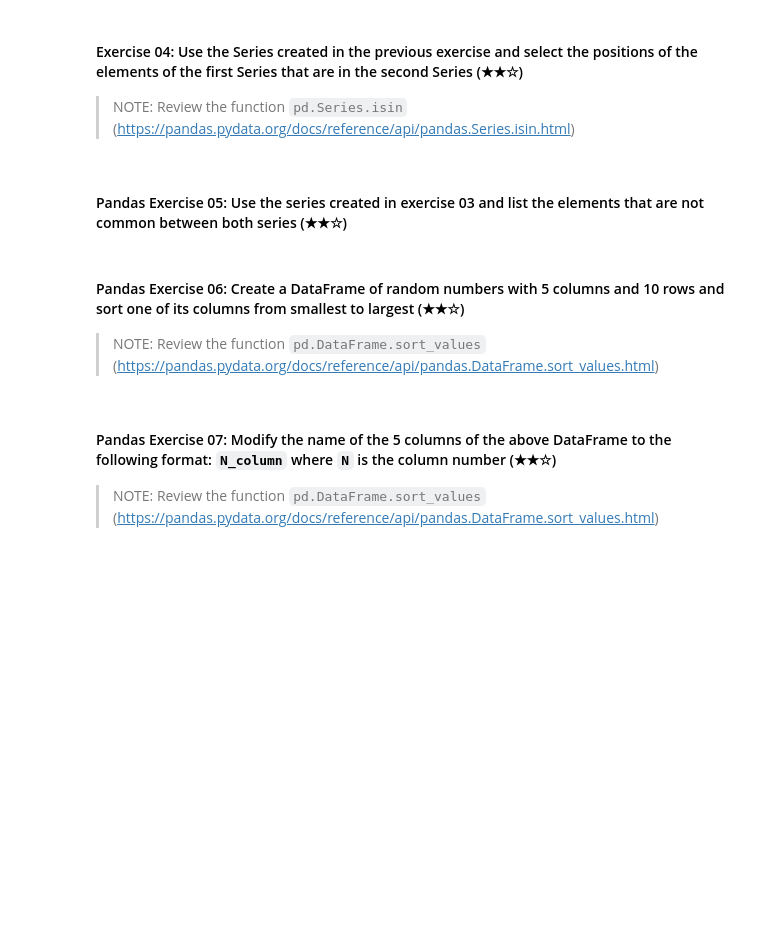
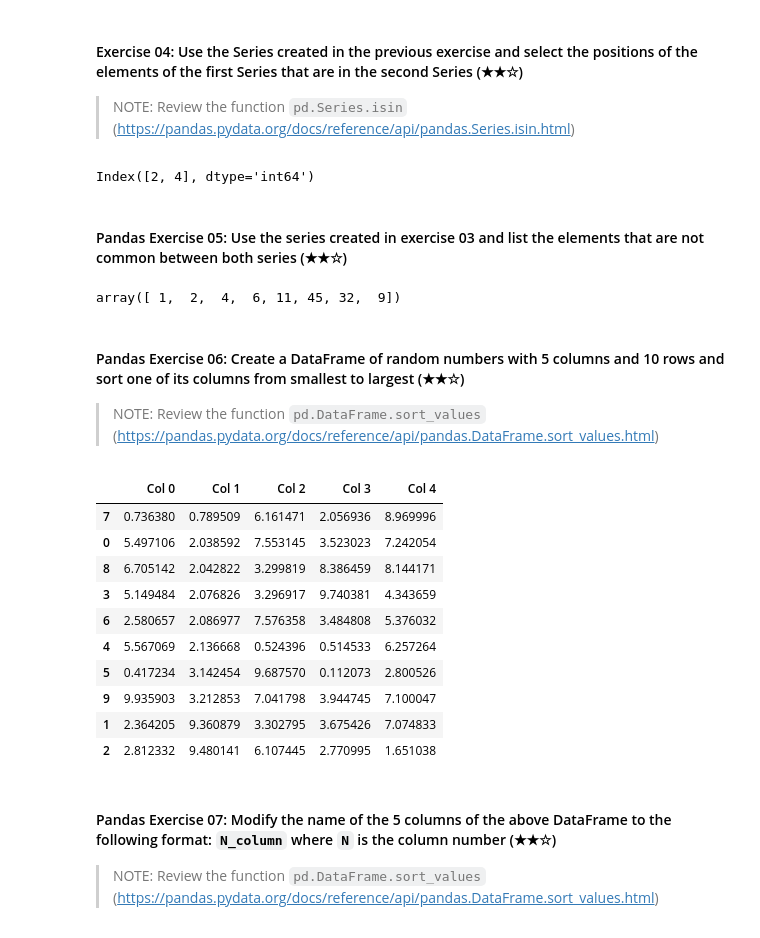
Before and after one commit to LentiaHorosnyi/machine-learning-prework, a Jupyter notebook: 03-pandas/03.1-Intro-To-Pandas.ipynb, the cells around one changed output. Saved outputs shown, nothing was run; the diff lists cells and outputs as text; code cells hidden in the pictures; blank space fills up the shorter version.

```diff
--- a/03-pandas/03.1-Intro-To-Pandas.ipynb
+++ b/03-pandas/03.1-Intro-To-Pandas.ipynb
@@ -342,12 +398,46 @@ dictionary=
 #### Exercise 04: Use the Series created in the previous exercise and select the positions of the elements of the first Series that are in the second Series (★★☆)
 
 > NOTE: Review the function `pd.Series.isin` (https://pandas.pydata.org/docs/reference/api/pandas.Series.isin.html)
+# %%
+s1= pd.Series([1,2,3,4,5,6])
+s2= pd.Series([11,3,45,32,9,5])
+
+same_elements= s1.index[s1.isin(s2)]
+same_elements
+# %% [output]
+Index([2, 4], dtype='int64')
 # %% [markdown]
 #### Pandas Exercise 05: Use the series created in exercise 03 and list the elements that are not common between both series (★★☆)
+# %%
+s1= pd.Series([1,2,3,4,5,6])
+s2= pd.Series([11,3,45,32,9,5])
+
+only_s1= s1[~s1.isin(s2)]
+only_s2= s2[~s2.isin(s1)]
+
+dif_valor= np.concatenate([only_s1, only_s2])
+dif_valor
+# %% [output]
+array([ 1,  2,  4,  6, 11, 45, 32,  9])
 # %% [markdown]
 #### Pandas Exercise 06: Create a DataFrame of random numbers with 5 columns and 10 rows and sort one of its columns from smallest to largest (★★☆)
 
 > NOTE: Review the function `pd.DataFrame.sort_values` (https://pandas.pydata.org/docs/reference/api/pandas.DataFrame.sort_values.html)
+# %%
+data = pd.DataFrame(np.random.rand(10, 5) * 10, columns = [f"Col {i}" for i in range(5)])
+data.sort_values("Col 1")
+# %% [output]
+|  | Col 0 | Col 1 | Col 2 | Col 3 | Col 4 |
+| 7 | 0.736380 | 0.789509 | 6.161471 | 2.056936 | 8.969996 |
+| 0 | 5.497106 | 2.038592 | 7.553145 | 3.523023 | 7.242054 |
+| 8 | 6.705142 | 2.042822 | 3.299819 | 8.386459 | 8.144171 |
+| 3 | 5.149484 | 2.076826 | 3.296917 | 9.740381 | 4.343659 |
+| 6 | 2.580657 | 2.086977 | 7.576358 | 3.484808 | 5.376032 |
+| 4 | 5.567069 | 2.136668 | 0.524396 | 0.514533 | 6.257264 |
+| 5 | 0.417234 | 3.142454 | 9.687570 | 0.112073 | 2.800526 |
+| 9 | 9.935903 | 3.212853 | 7.041798 | 3.944745 | 7.100047 |
+| 1 | 2.364205 | 9.360879 | 3.302795 | 3.675426 | 7.074833 |
+| 2 | 2.812332 | 9.480141 | 6.107445 | 2.770995 | 1.651038 |
 # %% [markdown]
 #### Pandas Exercise 07: Modify the name of the 5 columns of the above DataFrame to the following format: `N_column` where `N` is the column number (★★☆)
 
```
Also changed, not shown: parts of 5 cells of this notebook.
